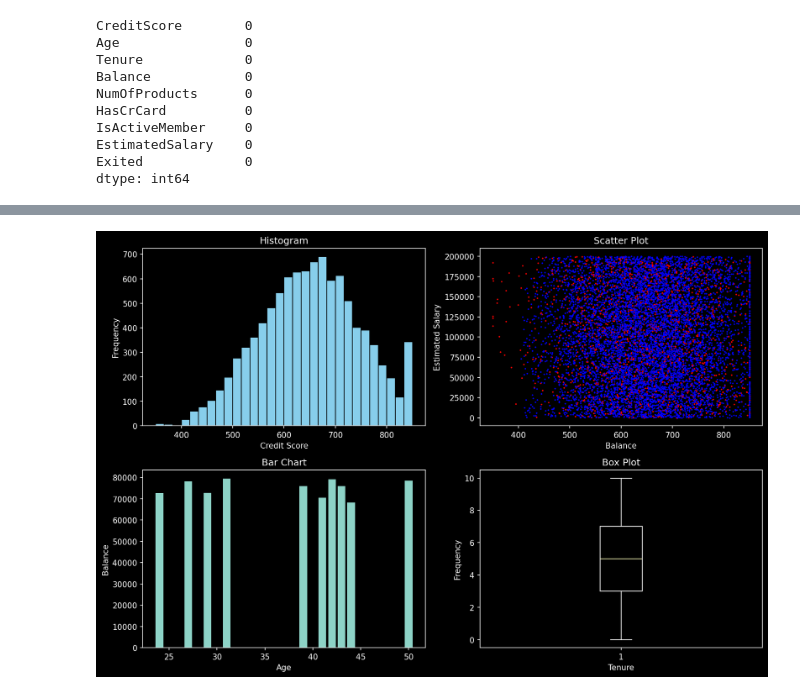
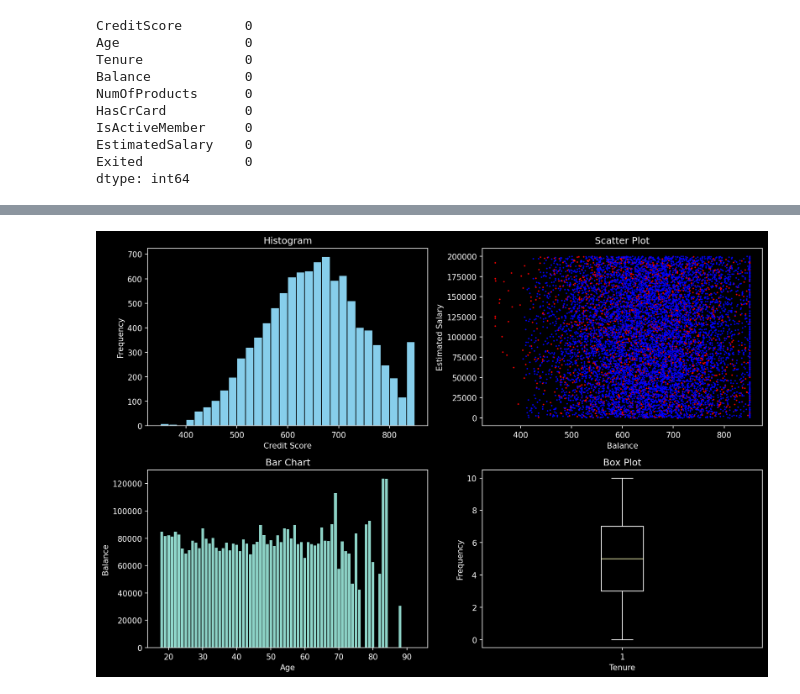
Before and after one commit to engmohamed-emad/NN_labs, a Jupyter notebook: Requirement/4 - Data Science.ipynb, the cells around one changed output, grey strips where cells are left out. Cells and saved outputs as stored; diff of their text form; code cells hidden in the pictures.

```diff
--- a/Requirement/4 - Data Science.ipynb
+++ b/Requirement/4 - Data Science.ipynb
@@ -90,32 +90,32 @@ score_exit = df[df['Exited'] == 1]['CreditScore']
 salary_exit = df[df['Exited'] == 1]['EstimatedSalary']
 # small dots
 axs[0, 1].scatter(score_exit, salary_exit, color='red', s=0.9)
 # TODO [6.2.2]: Get credit score and salaries for non-exited customers and plot
 score_nonexit = df[df['Exited'] == 0]['CreditScore']
 salary_nonexit = df[df['Exited'] == 0]['EstimatedSalary']
 axs[0, 1].scatter(score_nonexit, salary_nonexit, color='blue', s=0.9)
 axs[0, 1].set_title('Scatter Plot')
 axs[0, 1].set_xlabel('Balance')
 axs[0, 1].set_ylabel('Estimated Salary')
 
 # TODO [6.3]: Plot a bar chart
-age, balance = df['Age'].unique()[:10], df.groupby('Age')['Balance'].mean()[:10]
+age, balance = df['Age'].unique(), df.groupby('Age')['Balance'].mean()
 axs[1, 0].bar(age, balance)
 axs[1, 0].set_title('Bar Chart')
 axs[1, 0].set_xlabel('Age')
 axs[1, 0].set_ylabel('Balance')
 
 # TODO [6.4]: Plot a box plot for tenure
 tenure = df['Tenure']
 axs[1, 1].boxplot(tenure)
 axs[1, 1].set_title('Box Plot')
 axs[1, 1].set_xlabel('Tenure')
 axs[1, 1].set_ylabel('Frequency')
 
 # Adjust layout
 plt.tight_layout()
 
 # Show plot
 plt.show()
 # %% [output]
-[figure, old version]
+[figure, new version]
```
